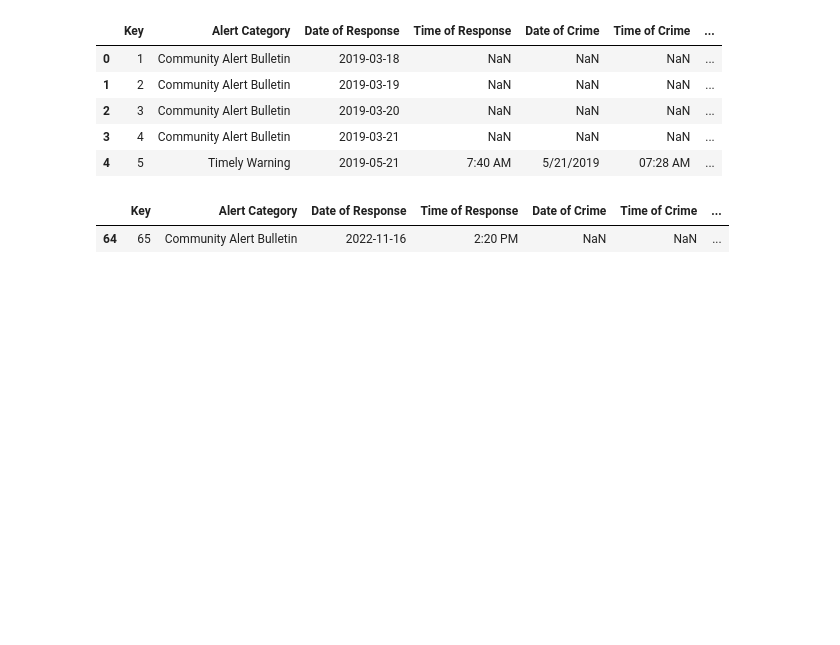
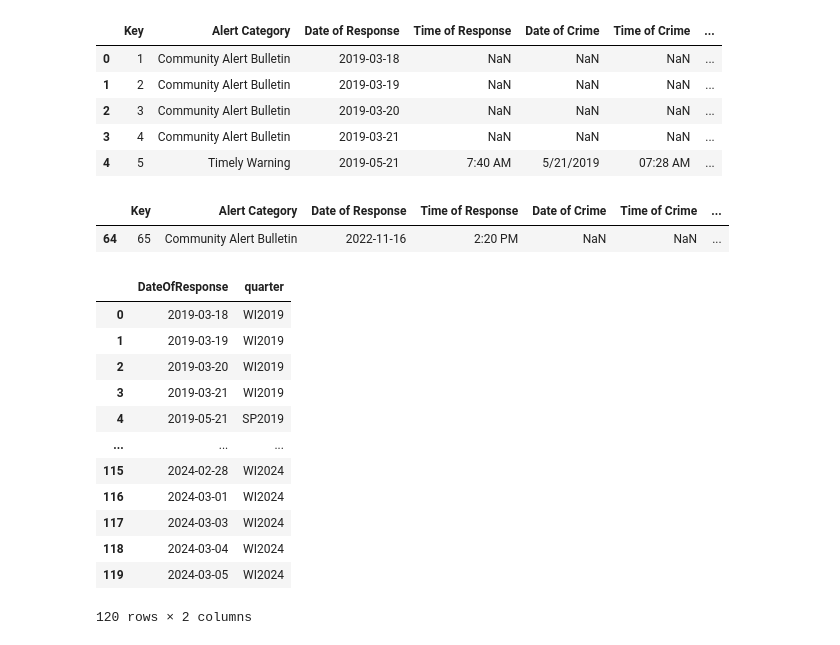
Before and after one commit to nicolereardon/UCSD-Crime, a Jupyter notebook: static/Final Project.ipynb, the cells around one changed output. Cells and saved outputs as stored; diff of their text form; code cells hidden in the pictures; blank space fills up the shorter version.

```diff
--- a/static/Final Project.ipynb
+++ b/static/Final Project.ipynb
@@ -196,7 +232,8 @@ coords = {
     'Sun God Lawn' : (32.87845455039474, -117.23990366231277),
     'Preuss School' : (32.8825774603386, -117.22217818159555),
     'Gilman Bridge' : (32.87600005766554, -117.22885299138183),
-    "Eighth" : (32.87208499560444, -117.24193833723639)
+    "Eighth" : (32.87208499560444, -117.24193833723639),
+    "Hopkins" : (32.88383358340208, -117.23925819015336)
 
 
 #     'Voigt Drive',
@@ -252,3 +289,19 @@ df["quarter"] = df["DateOfResponse"].apply(lambda x: months[x.month] + str(x.yea
 # df
 # %%
 df.to_csv('final_data.csv', index=False)
+# %%
+df[["DateOfResponse", "quarter"]]
+# %% [output]
+|  | DateOfResponse | quarter |
+| 0 | 2019-03-18 | WI2019 |
+| 1 | 2019-03-19 | WI2019 |
+| 2 | 2019-03-20 | WI2019 |
+| 3 | 2019-03-21 | WI2019 |
+| 4 | 2019-05-21 | SP2019 |
+| ... | ... | ... |
+| 115 | 2024-02-28 | WI2024 |
+| 116 | 2024-03-01 | WI2024 |
+| 117 | 2024-03-03 | WI2024 |
+| 118 | 2024-03-04 | WI2024 |
+| 119 | 2024-03-05 | WI2024 |
+120 rows × 2 columns
```
Also changed, not shown: parts of 8 cells of this notebook, 3 other files.
